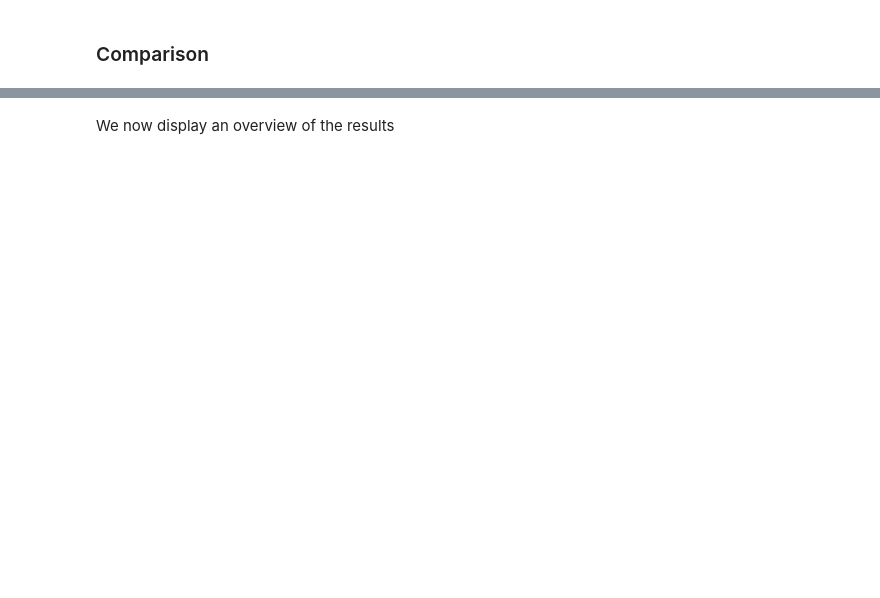
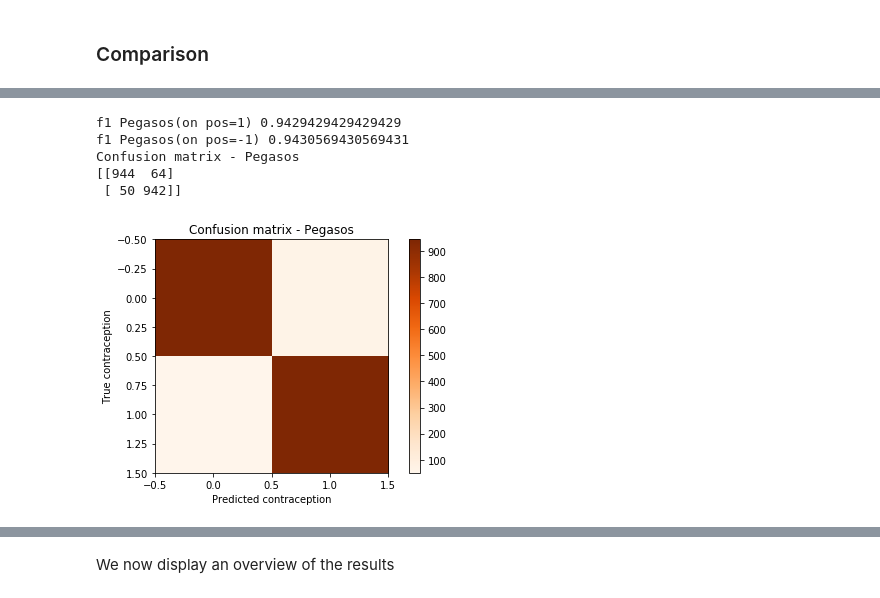
Before and after one commit to gauthier-schweitzer/soadml, a Jupyter notebook: Projet.ipynb, the cells around one changed output, grey strips where cells are left out. Drawn from its saved outputs; the diff is of its cells as text; code cells hidden in the pictures; blank space fills up the shorter version.

```diff
--- a/Projet.ipynb
+++ b/Projet.ipynb
@@ -1046,0 +1049,43 @@ plt.show()
+# %%
+from sklearn.metrics import confusion_matrix, roc_curve, auc
+
+def print_f1_score(Y,Y_pred, label):
+    f1_neg= f1_score(Y, Y_pred,pos_label=-1, average='binary')
+    f1_pos= f1_score(Y, Y_pred,pos_label=1, average='binary')
+    print("f1 "+label+ "(on pos=1)",f1_pos)
+    print("f1 "+label+ "(on pos=-1)",f1_neg)
+
+    return list((f1_neg, f1_pos))
+
+
+def plot_confusion_matrix(Y,y_pred, label, cmap=plt.cm.Oranges, show_graph=True):
+    title='Confusion matrix - ' +label
+    cm=confusion_matrix(Y, y_pred)
+    print('Confusion matrix - ' +label)
+    print(cm)
+    if show_graph == True:
+        plt.imshow(cm, interpolation='nearest', cmap=cmap)
+        plt.title(title)
+        plt.colorbar()
+        plt.tight_layout()
+        plt.ylabel('True contraception')
+        plt.xlabel('Predicted contraception')
+
+def plot_roc(Y,Y_pred,label, col='orange'):
+    fpr, tpr, _ =metrics.roc_curve(Y, Y_pred)
+    roc_auc = auc(fpr, tpr)
+
+
+    plt.plot([0, 1], [0, 1], 'k--')
+    plt.plot(fpr, tpr, label='SVM ' +label+ ' - auc = %0.2f)' % roc_auc,color=col)
+
+    plt.xlabel('False positive rate')
+    plt.ylabel('True positive rate')
+    plt.title('ROC curve')
+    plt.legend(loc='lower right')
+
+def assessing_accuracy(Y,Y_pred,label):
+    f1=print_f1_score(Y,Y_pred, label)
+    plot_confusion_matrix(Y,Y_pred,label)
+    plt.show()
+    return f1
@@ -1046,0 +1094,9 @@ plt.show()
+# %%
+f1_peg=assessing_accuracy(Y_test, y_pred_peg, "Pegasos")
+# %% [output]
+f1 Pegasos(on pos=1) 0.9429429429429429
+f1 Pegasos(on pos=-1) 0.9430569430569431
+Confusion matrix - Pegasos
+[[944  64]
+ [ 50 942]]
+[figure, added]
```
Also changed, not shown: parts of 53 cells of this notebook.
